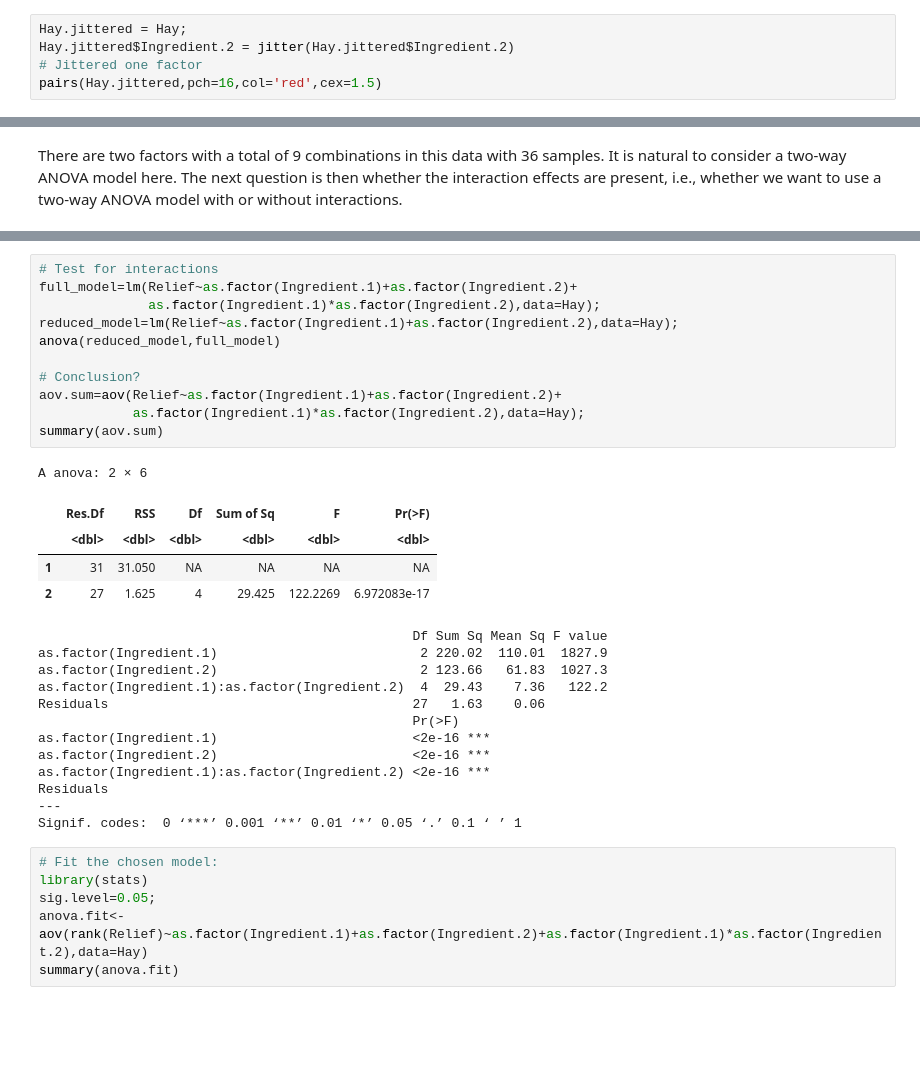
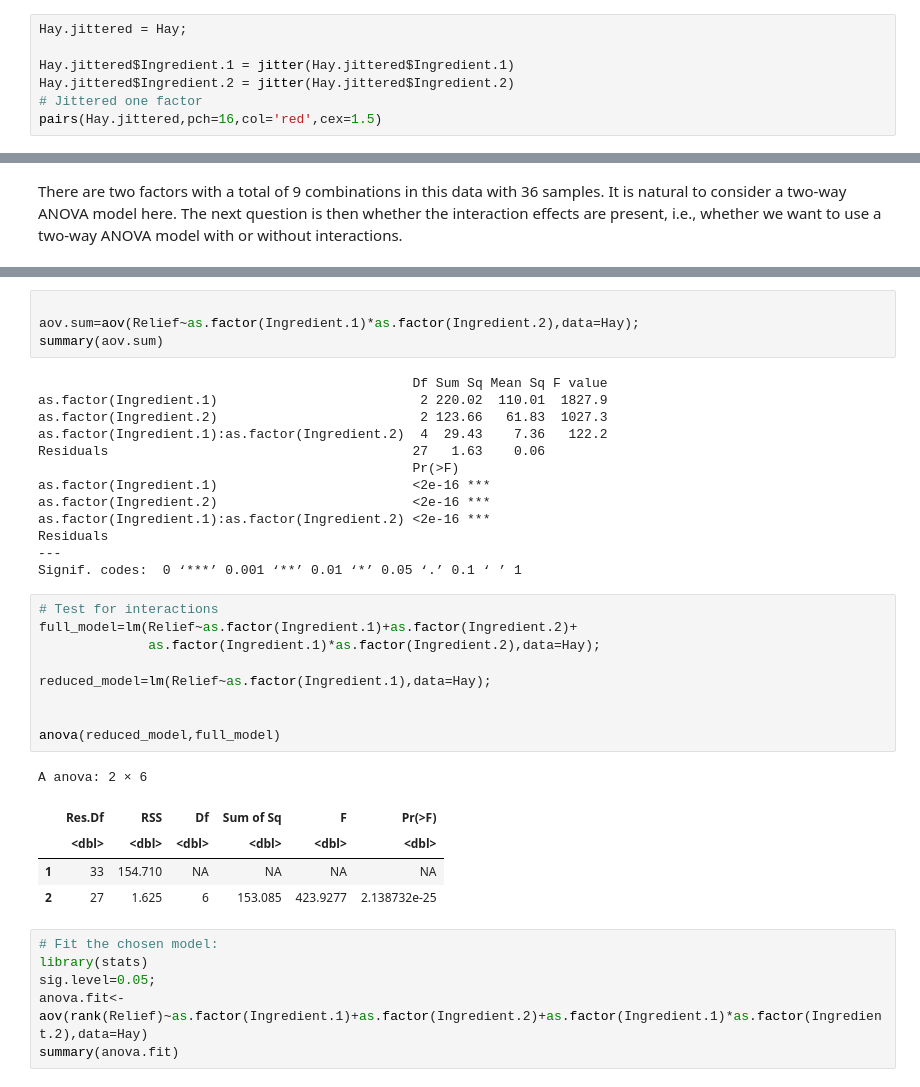
Before and after one commit to ChenShizhe/StatDataScience, a Jupyter notebook: Notes/Chapter4ANOVAII.ipynb, the cells around one changed output, grey strips where cells are left out. Cells and saved outputs as stored; diff of their text form; blank space fills up the shorter version.

```diff
--- a/Notes/Chapter4ANOVAII.ipynb
+++ b/Notes/Chapter4ANOVAII.ipynb
@@ -290,5 +291,7 @@ pairs(Hay,pch=16,col='red',cex=1.5)
 # %%
 Hay.jittered = Hay;
+
+Hay.jittered$Ingredient.1 = jitter(Hay.jittered$Ingredient.1)
 Hay.jittered$Ingredient.2 = jitter(Hay.jittered$Ingredient.2)
 # Jittered one factor
 pairs(Hay.jittered,pch=16,col='red',cex=1.5)
@@ -326,32 +323,35 @@ The following object is masked from 'package:stats':
+# %%
+
+aov.sum=aov(Relief~as.factor(Ingredient.1)*as.factor(Ingredient.2),data=Hay);
+summary(aov.sum)
+# %% [output]
+                                                Df Sum Sq Mean Sq F value
+as.factor(Ingredient.1)                          2 220.02  110.01  1827.9
+as.factor(Ingredient.2)                          2 123.66   61.83  1027.3
+as.factor(Ingredient.1):as.factor(Ingredient.2)  4  29.43    7.36   122.2
+Residuals                                       27   1.63    0.06
+                                                Pr(>F)
+as.factor(Ingredient.1)                         <2e-16 ***
+as.factor(Ingredient.2)                         <2e-16 ***
+as.factor(Ingredient.1):as.factor(Ingredient.2) <2e-16 ***
+Residuals
+---
+Signif. codes:  0 ‘***’ 0.001 ‘**’ 0.01 ‘*’ 0.05 ‘.’ 0.1 ‘ ’ 1
 # %%
 # Test for interactions
 full_model=lm(Relief~as.factor(Ingredient.1)+as.factor(Ingredient.2)+
               as.factor(Ingredient.1)*as.factor(Ingredient.2),data=Hay);
-reduced_model=lm(Relief~as.factor(Ingredient.1)+as.factor(Ingredient.2),data=Hay);
+
+reduced_model=lm(Relief~as.factor(Ingredient.1),data=Hay);
+
+
 anova(reduced_model,full_model)
-
-# Conclusion?
-aov.sum=aov(Relief~as.factor(Ingredient.1)+as.factor(Ingredient.2)+
-            as.factor(Ingredient.1)*as.factor(Ingredient.2),data=Hay);
-summary(aov.sum)
 # %% [output]
 A anova: 2 × 6
 |  | Res.Df | RSS | Df | Sum of Sq | F | Pr(>F) |
 |  | <dbl> | <dbl> | <dbl> | <dbl> | <dbl> | <dbl> |
-| 1 | 31 | 31.050 | NA | NA | NA | NA |
-| 2 | 27 | 1.625 | 4 | 29.425 | 122.2269 | 6.972083e-17 |
+| 1 | 33 | 154.710 | NA | NA | NA | NA |
+| 2 | 27 | 1.625 | 6 | 153.085 | 423.9277 | 2.138732e-25 |
-                                                Df Sum Sq Mean Sq F value
-as.factor(Ingredient.1)                          2 220.02  110.01  1827.9
-as.factor(Ingredient.2)                          2 123.66   61.83  1027.3
-as.factor(Ingredient.1):as.factor(Ingredient.2)  4  29.43    7.36   122.2
-Residuals                                       27   1.63    0.06
-                                                Pr(>F)
-as.factor(Ingredient.1)                         <2e-16 ***
-as.factor(Ingredient.2)                         <2e-16 ***
-as.factor(Ingredient.1):as.factor(Ingredient.2) <2e-16 ***
-Residuals
----
-Signif. codes:  0 ‘***’ 0.001 ‘**’ 0.01 ‘*’ 0.05 ‘.’ 0.1 ‘ ’ 1
 # %%
 # Fit the chosen model:
 library(stats)
```
Also changed, not shown: parts of 5 cells of this notebook, 11 other files.
